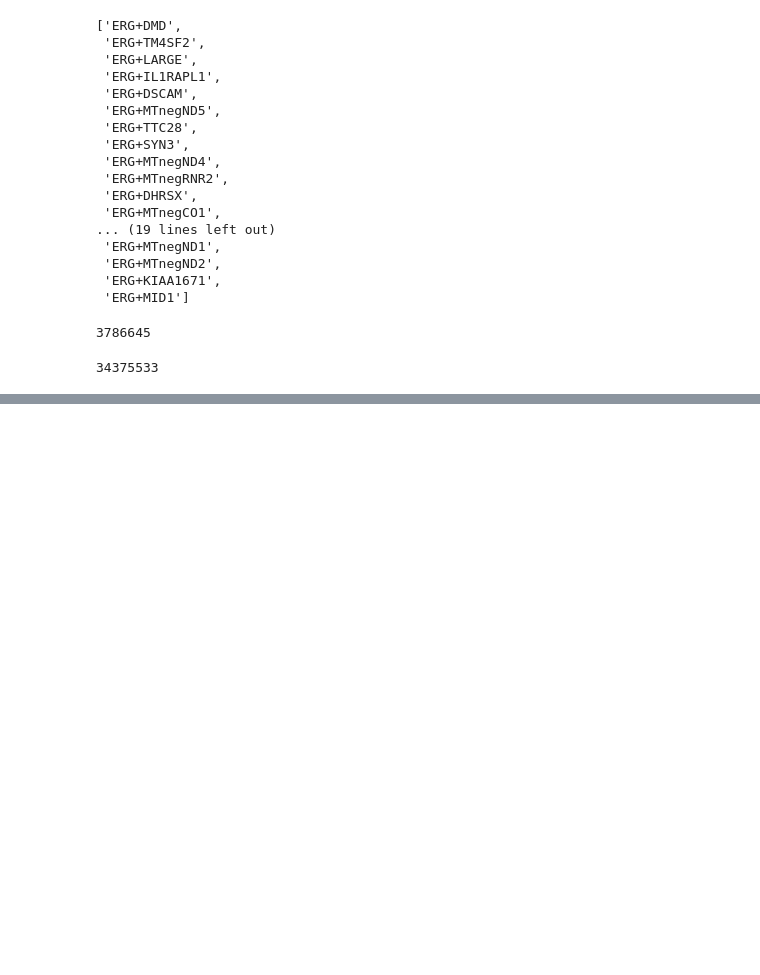
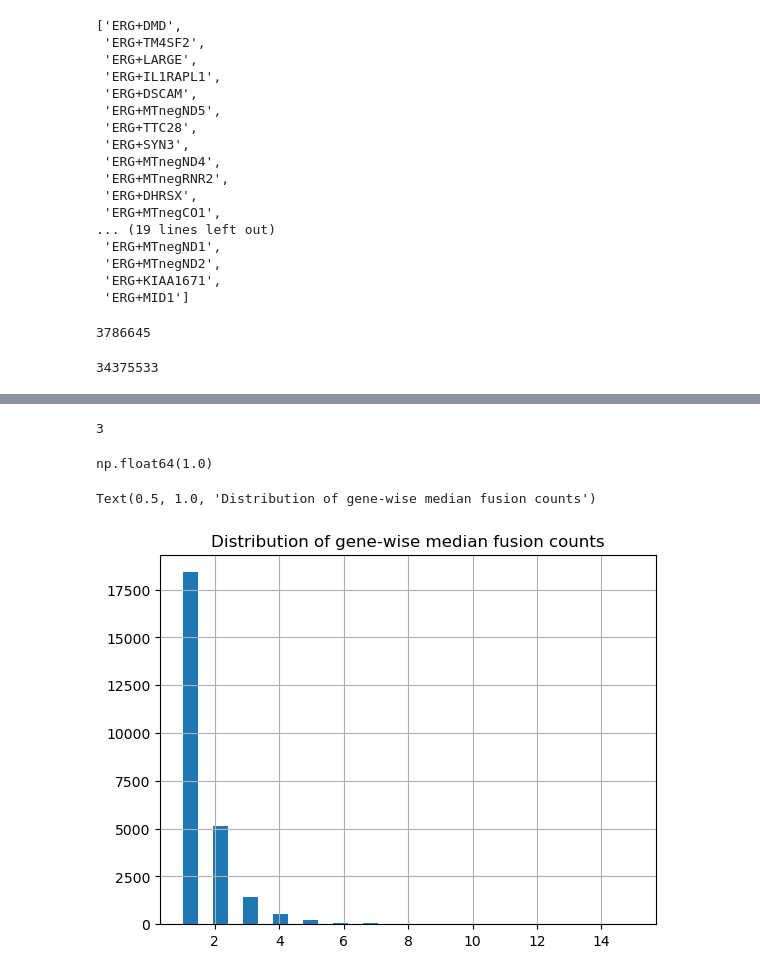
Before and after one commit to jakekrol/genefusion, a Jupyter notebook: scripts/python/prostate_analysis.ipynb, the cells around one changed output, grey strips where cells are left out. Drawn from its saved outputs; the diff is of its cells as text; code cells hidden in the pictures; blank space fills up the shorter version.

Commit message:
1kg: median of medians filter

```diff
--- a/scripts/python/prostate_analysis.ipynb
+++ b/scripts/python/prostate_analysis.ipynb
@@ -19,5 +23,7 @@ import re
 import multiprocessing as mp
 from functools import partial
 import itertools
+import math
 os.chdir('/data/jake/genefusion/scripts/python')
-cpus = 10
+cpus = mp.cpu_count()  // 2
+print(cpus)
@@ -325,0 +340,25 @@ len(list(itertools.chain.from_iterable(h_fusions_med)))
+# %%
+def gene_wise_median(fusionfile):
+    base = os.path.basename(fusionfile)
+    gene = base.split('.')[2]
+    df = pd.read_csv(fusionfile, sep='\t', header=None, usecols=[3])
+    df.columns = ['gene']
+    median = int(df['gene'].value_counts().median())
+    return median
+gene_wise_median('/data/jake/genefusion/data/2024_11_01-fusions-1kg/fusions/21.neg.ERG.39751949.40033704.fusions')
+# %% [output]
+3
+# %%
+with mp.Pool(processes=cpus) as pool:
+    medians = pool.map(gene_wise_median, fusionfiles)
+# %%
+# median of medians
+np.median(medians)
+# %% [output]
+np.float64(1.0)
+# %%
+pd.Series(medians).hist(bins=30)
+plt.title('Distribution of gene-wise median fusion counts')
+# %% [output]
+Text(0.5, 1.0, 'Distribution of gene-wise median fusion counts')
+[figure, added]
```
Also changed, not shown: parts of 10 cells of this notebook.
